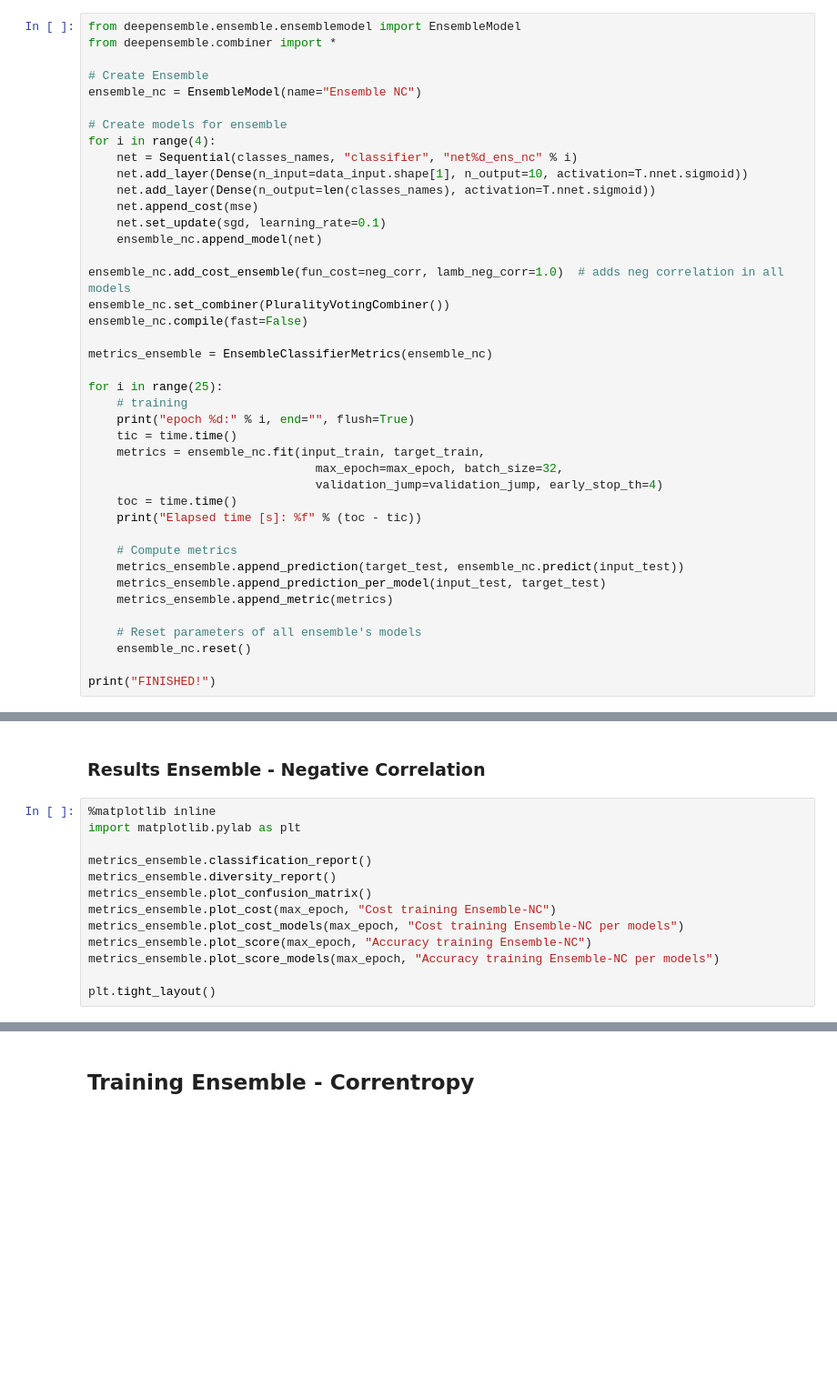
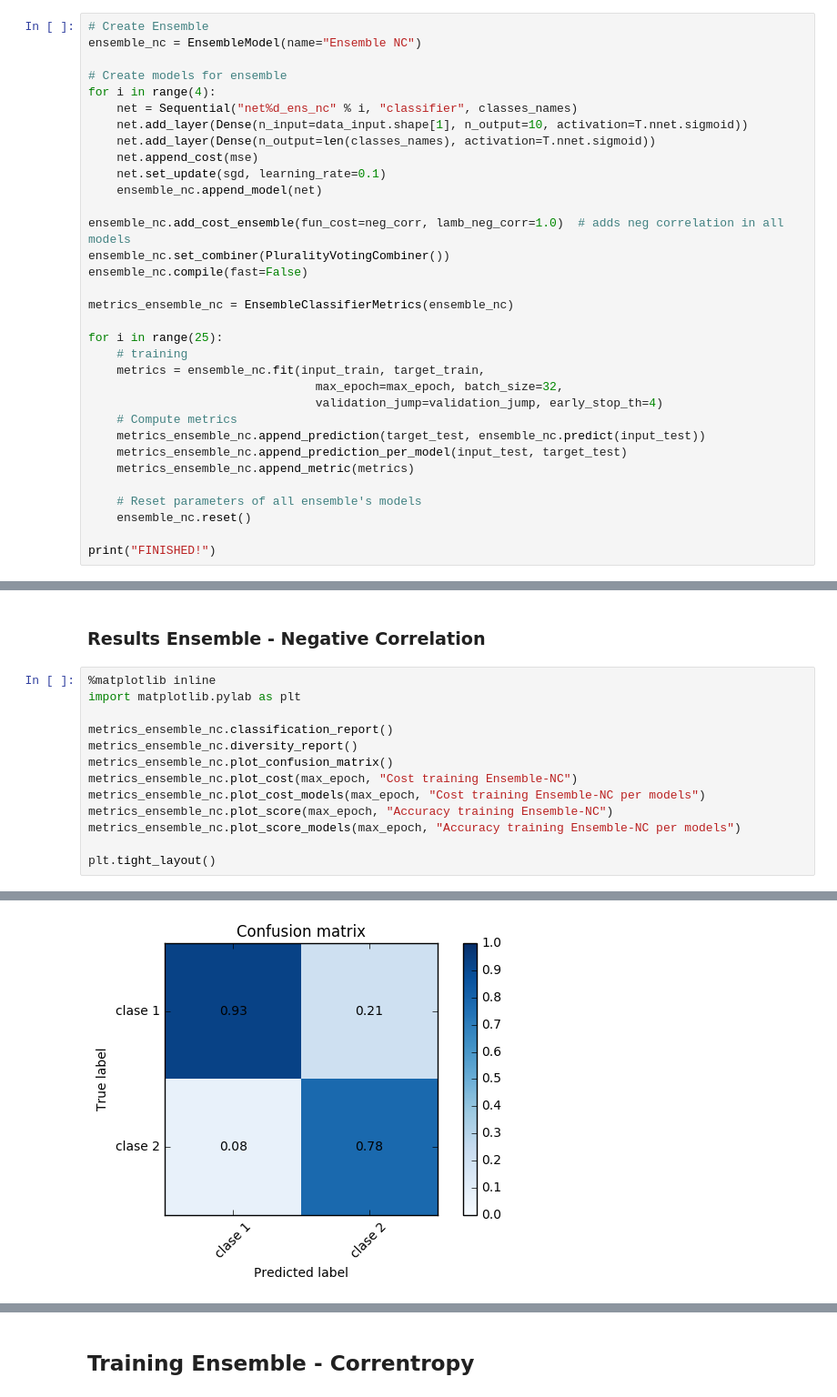
Before and after one commit to pdoren/DeepEnsemble, a Jupyter notebook: examples/Australian Credit Card Assessment/main.ipynb, the cells around one changed output, grey strips where cells are left out. Shown at 91% size. Drawn from its saved outputs; the diff is of its cells as text; blank space fills up the shorter version.

```diff
--- a/examples/Australian Credit Card Assessment/main.ipynb
+++ b/examples/Australian Credit Card Assessment/main.ipynb
@@ -136,15 +232,12 @@ NameError: name 'metrics_ensemble' is not defined
 
 The ensemble architecture used in the experiments has four networks. Each individual network is a feedforward network with one hidden layer. Both the hidden node function and the output node function are defined by the logistic function. All the individual networks have ten hidden nodes. The number of training epochs was set to 250. The strength parameter of negative correlations was set to 1.0. These parameters were chosen after limited preliminary experiments. They are not meant to be optimal.
 # %%
-from deepensemble.ensemble.ensemblemodel import EnsembleModel
-from deepensemble.combiner import *
-
 # Create Ensemble
 ensemble_nc = EnsembleModel(name="Ensemble NC")
 
 # Create models for ensemble
 for i in range(4):
-    net = Sequential(classes_names, "classifier", "net%d_ens_nc" % i)
+    net = Sequential("net%d_ens_nc" % i, "classifier", classes_names)
     net.add_layer(Dense(n_input=data_input.shape[1], n_output=10, activation=T.nnet.sigmoid))
     net.add_layer(Dense(n_output=len(classes_names), activation=T.nnet.sigmoid))
     net.append_cost(mse)
@@ -155,22 +248,17 @@ ensemble_nc.add_cost_ensemble(fun_cost=neg_corr, lamb_neg_corr=1.0)  # adds neg
 ensemble_nc.set_combiner(PluralityVotingCombiner())
 ensemble_nc.compile(fast=False)
 
-metrics_ensemble = EnsembleClassifierMetrics(ensemble_nc)
+metrics_ensemble_nc = EnsembleClassifierMetrics(ensemble_nc)
 
 for i in range(25):
     # training
-    print("epoch %d:" % i, end="", flush=True)
-    tic = time.time()
     metrics = ensemble_nc.fit(input_train, target_train,
                                 max_epoch=max_epoch, batch_size=32,
                                 validation_jump=validation_jump, early_stop_th=4)
-    toc = time.time()
-    print("Elapsed time [s]: %f" % (toc - tic))
-
     # Compute metrics
-    metrics_ensemble.append_prediction(target_test, ensemble_nc.predict(input_test))
-    metrics_ensemble.append_prediction_per_model(input_test, target_test)
-    metrics_ensemble.append_metric(metrics)
+    metrics_ensemble_nc.append_prediction(target_test, ensemble_nc.predict(input_test))
+    metrics_ensemble_nc.append_prediction_per_model(input_test, target_test)
+    metrics_ensemble_nc.append_metric(metrics)
 
     # Reset parameters of all ensemble's models
     ensemble_nc.reset()
@@ -182,12 +288,13 @@ print("FINISHED!")
 %matplotlib inline
 import matplotlib.pylab as plt
 
-metrics_ensemble.classification_report()
-metrics_ensemble.diversity_report()
-metrics_ensemble.plot_confusion_matrix()
-metrics_ensemble.plot_cost(max_epoch, "Cost training Ensemble-NC")
-metrics_ensemble.plot_cost_models(max_epoch, "Cost training Ensemble-NC per models")
-metrics_ensemble.plot_score(max_epoch, "Accuracy training Ensemble-NC")
-metrics_ensemble.plot_score_models(max_epoch, "Accuracy training Ensemble-NC per models")
+metrics_ensemble_nc.classification_report()
+metrics_ensemble_nc.diversity_report()
+metrics_ensemble_nc.plot_confusion_matrix()
+metrics_ensemble_nc.plot_cost(max_epoch, "Cost training Ensemble-NC")
+metrics_ensemble_nc.plot_cost_models(max_epoch, "Cost training Ensemble-NC per models")
+metrics_ensemble_nc.plot_score(max_epoch, "Accuracy training Ensemble-NC")
+metrics_ensemble_nc.plot_score_models(max_epoch, "Accuracy training Ensemble-NC per models")
 
 plt.tight_layout()
+# %% [output]
@@ -193,0 +318 @@ plt.tight_layout()
+[figure, added]
```
Also changed, not shown: parts of 10 cells of this notebook, 11 other files.
